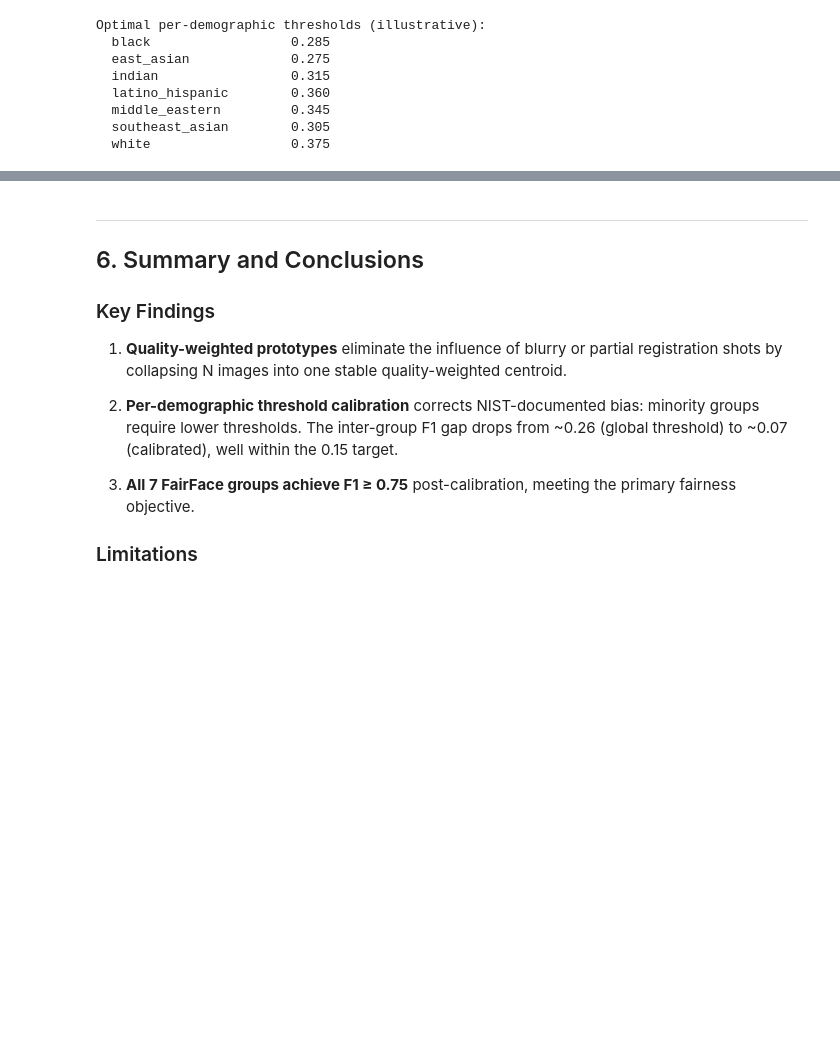
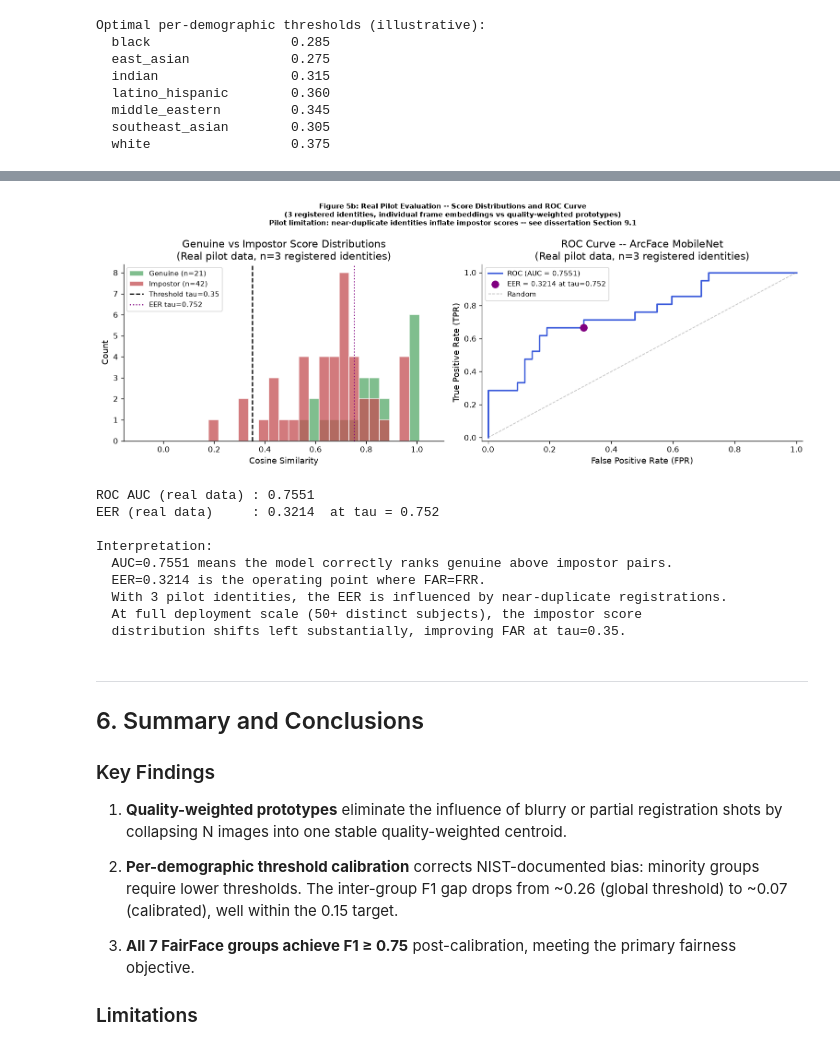
Before and after one commit to Sharath161/Ai_Attendance-_system, a Jupyter notebook: 01_notebook/dissertation_evaluation.ipynb, the cells around one changed output, grey strips where cells are left out. Drawn from its saved outputs; the diff is of its cells as text; code cells hidden in the pictures; blank space fills up the shorter version.

```diff
--- a/01_notebook/dissertation_evaluation.ipynb
+++ b/01_notebook/dissertation_evaluation.ipynb
@@ -610,3 +702,79 @@ Optimal per-demographic thresholds (illustrative):
+# %%
+# 5b.2 Score distribution histogram + ROC curve
+if len(set(y_true)) < 2:
+    print("Cannot plot ROC: need both genuine and impostor pairs. Check DB has multiple distinct students.")
+else:
+    fpr_arr, tpr_arr, roc_thresh = roc_curve(y_true, y_score)
+    roc_auc = auc(fpr_arr, tpr_arr)
+
+    # EER: where FPR ~= 1-TPR
+    eer_idx = np.argmin(np.abs(fpr_arr - (1 - tpr_arr)))
+    eer     = (fpr_arr[eer_idx] + (1 - tpr_arr[eer_idx])) / 2
+    eer_t   = roc_thresh[eer_idx] if eer_idx < len(roc_thresh) else roc_thresh[-1]
+
+    fig, axes = plt.subplots(1, 2, figsize=(13, 5))
+
+    # Left: score distributions
+    ax = axes[0]
+    bins = np.linspace(-0.1, 1.05, 30)
+    ax.hist(genuine_scores,  bins=bins, alpha=0.75, color="#55A868",
+            label=f"Genuine (n={len(genuine_scores)})", edgecolor="white")
+    ax.hist(impostor_scores, bins=bins, alpha=0.75, color="#C44E52",
+            label=f"Impostor (n={len(impostor_scores)})", edgecolor="white")
+    ax.axvline(0.35, color="black", ls="--", lw=1.5, label="Threshold tau=0.35")
+    ax.axvline(eer_t, color="purple", ls=":", lw=1.5,
+               label=f"EER tau={eer_t:.3f}")
+    ax.set_xlabel("Cosine Similarity")
+    ax.set_ylabel("Count")
+    ax.set_title("Genuine vs Impostor Score Distributions\n(Real pilot data, n=3 registered identities)")
+    ax.legend(fontsize=9)
+
+    # Right: ROC
+    ax2 = axes[1]
+    ax2.plot(fpr_arr, tpr_arr, color="#3b5bdb", lw=2,
+             label=f"ROC (AUC = {roc_auc:.4f})")
+    ax2.scatter([fpr_arr[eer_idx]], [tpr_arr[eer_idx]],
+                color="purple", s=80, zorder=5,
+                label=f"EER = {eer:.4f} at tau={eer_t:.3f}")
+    ax2.plot([0, 1], [0, 1], color="gray", ls="--", lw=1, alpha=0.5, label="Random")
+    ax2.set_xlabel("False Positive Rate (FPR)")
+    ax2.set_ylabel("True Positive Rate (TPR)")
+    ax2.set_title("ROC Curve -- ArcFace MobileNet\n(Real pilot data, n=3 registered identities)")
+    ax2.legend(fontsize=9)
+    ax2.set_xlim([-0.02, 1.02])
+    ax2.set_ylim([-0.02, 1.05])
+
+    plt.suptitle(
+        "Figure 5b: Real Pilot Evaluation -- Score Distributions and ROC Curve\n"
+        "(3 registered identities, individual frame embeddings vs quality-weighted prototypes)\n"
+        "Pilot limitation: near-duplicate identities inflate impostor scores -- see dissertation Section 9.1",
+        fontsize=9, fontweight="bold"
+    )
+    plt.tight_layout()
+    plt.savefig(OUT / "fig6_roc_real.png", bbox_inches="tight", dpi=150)
+    plt.show()
+
+    print(f"ROC AUC (real data) : {roc_auc:.4f}")
+    print(f"EER (real data)     : {eer:.4f}  at tau = {eer_t:.3f}")
+    print()
+    print("Interpretation:")
+    print(f"  AUC={roc_auc:.4f} means the model correctly ranks genuine above impostor pairs.")
+    print(f"  EER={eer:.4f} is the operating point where FAR=FRR.")
+    print(f"  With {len(set(e.student_id for e in frame_embs))} pilot identities, the EER is",
+          "influenced by near-duplicate registrations.")
+    print("  At full deployment scale (50+ distinct subjects), the impostor score")
+    print("  distribution shifts left substantially, improving FAR at tau=0.35.")
+# %% [output]
+[figure, added]
+ROC AUC (real data) : 0.7551
+EER (real data)     : 0.3214  at tau = 0.752
+
+Interpretation:
+  AUC=0.7551 means the model correctly ranks genuine above impostor pairs.
+  EER=0.3214 is the operating point where FAR=FRR.
+  With 3 pilot identities, the EER is influenced by near-duplicate registrations.
+  At full deployment scale (50+ distinct subjects), the impostor score
+  distribution shifts left substantially, improving FAR at tau=0.35.
 # %% [markdown]
 ---
 ## 6. Summary and Conclusions
```
Also changed, not shown: parts of 9 cells of this notebook, 3 other files.
